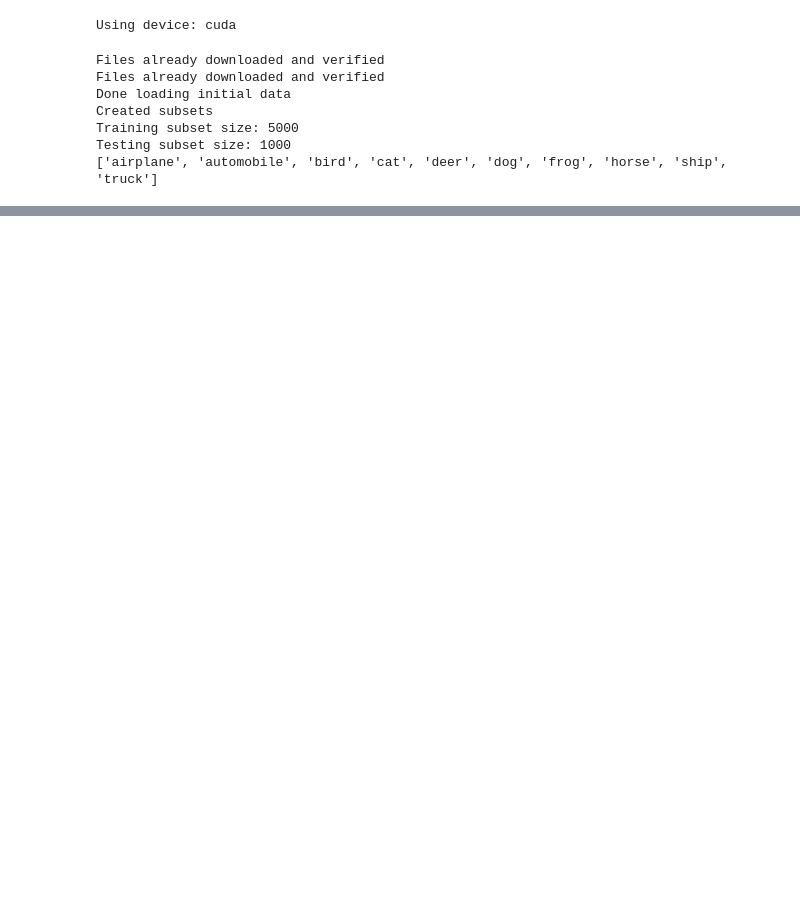
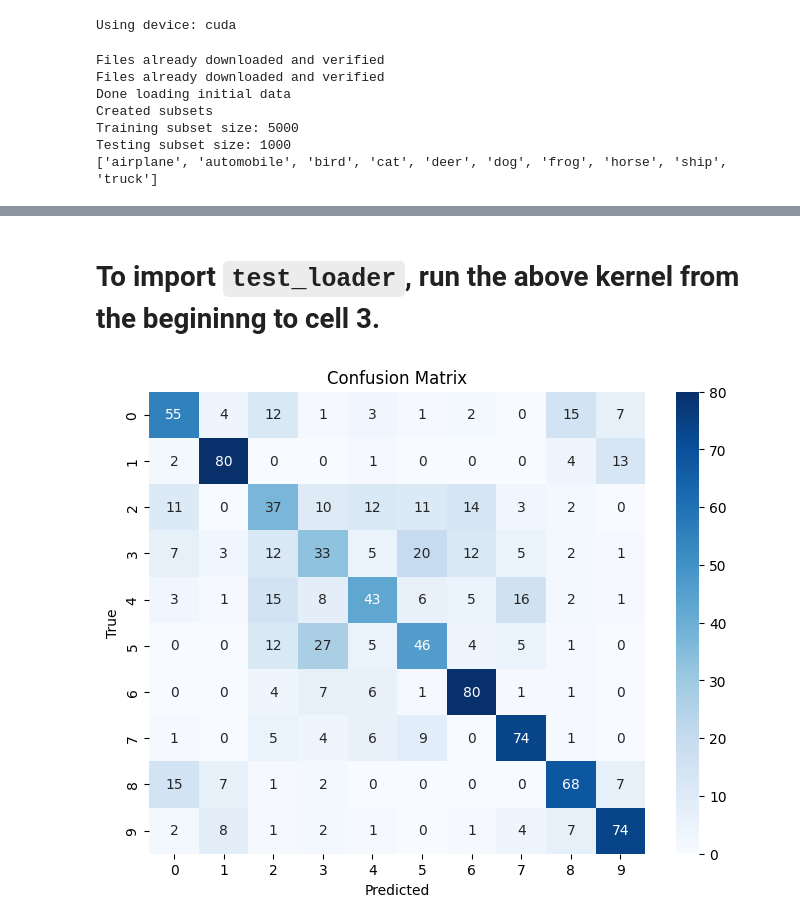
Before and after one commit to Millow02/Koala, a Jupyter notebook: ALPR/cnn.ipynb, the cells around one changed output, grey strips where cells are left out. Cells and saved outputs as stored; diff of their text form; code cells hidden in the pictures; blank space fills up the shorter version.

```diff
--- a/ALPR/cnn.ipynb
+++ b/ALPR/cnn.ipynb
@@ -793,19 +734,3 @@ def save_model(model, optimizer, model_name="model_name.pth"):
         'optimizer_state_dict': optimizer.state_dict(),
     }, model_name)
     print(f"Model saved to {model_name}")
-# %%
-# Load the trained model and optimizer
-def load_model(model_class, input_size, hidden_size1, hidden_size2, output_size, optimizer, model_name="model_name.pth"):
-    # Create an instance of the model architecture
-    model = model_class(input_size, hidden_size1, hidden_size2, output_size)
-
-    # Load the saved state dictionary
-    checkpoint = torch.load(model_name)
-    model.load_state_dict(checkpoint['model_state_dict'])
-    optimizer.load_state_dict(checkpoint['optimizer_state_dict'])
-
-    # Move the model to the correct device and set to eval mode
-    model = model.to(device)
-    model.eval()
-    print(f"Model loaded from {model_name}")
-    return model, optimizer
@@ -829,12 +787,16 @@ hidden_size2 = 512
 output_size = 10  # Number of classes in CIFAR-10
 
 # Define an optimizer instance
-optimizer = optim.SGD([], lr=0.01, momentum=0.9)  # Parameters will be loaded
+# optimizer = optim.SGD([], lr=0.01, momentum=0.9)  # Parameters will be loaded
 
 # Load each model and its optimizer if needed
-base_model, _ = load_model(VGG11, input_size, hidden_size1, hidden_size2, output_size, optimizer, "base_model.pth")
-added_layer_model, _ = load_model(CustomVGGAddedLayer, input_size, hidden_size1, hidden_size2, output_size, optimizer, "added_layer_model.pth")
-removed_layer_model, _ = load_model(CustomVGGRemovedLayer, input_size, hidden_size1, hidden_size2, output_size, optimizer, "removed_layer_model.pth")
-custom2x2_kernel_model, _ = load_model(CustomVGG2, input_size, hidden_size1, hidden_size2, output_size, optimizer, "custom2x2_kernel_model.pth")
-custom7x7_kernel_model, _ = load_model(CustomVGG7, input_size, hidden_size1, hidden_size2, output_size, optimizer, "custom7x7_kernel_model.pth")
+
+num_classes = 10  # CIFAR-10 has 10 classes
+
+# Load each model and its optimizer using the updated load_model function
+base_model, base_optimizer = load_model(VGG11, num_classes, model_name="base_model.pth")
+added_layer_model, added_layer_optimizer = load_model(CustomVGGAddedLayer, num_classes, model_name="added_layer_model.pth")
+removed_layer_model, removed_layer_optimizer = load_model(CustomVGGRemovedLayer, num_classes, model_name="removed_layer_model.pth")
+custom2x2_kernel_model, custom2x2_kernel_optimizer = load_model(CustomVGG2, num_classes, model_name="custom2x2_kernel_model.pth")
+custom7x7_kernel_model, custom7x7_kernel_optimizer = load_model(CustomVGG7, num_classes, model_name="custom7x7_kernel_model.pth")
 # %% [output]
@@ -841,0 +812,8 @@ ValueError: optimizer got an empty parameter list
+# %% [markdown]
+# To import `test_loader`, run the above kernel from the begininng to cell 3.
+# %%
+class_names = [str(i) for i in range(10)]  # Class names for CIFAR-10 (0-9)
+cm = generate_confusion_matrix(base_model, test_loader, device)
+plot_confusion_matrix(cm, class_names)
+# %% [output]
+[figure, added]
```
Also changed, not shown: parts of 22 cells of this notebook, 1 other file.
